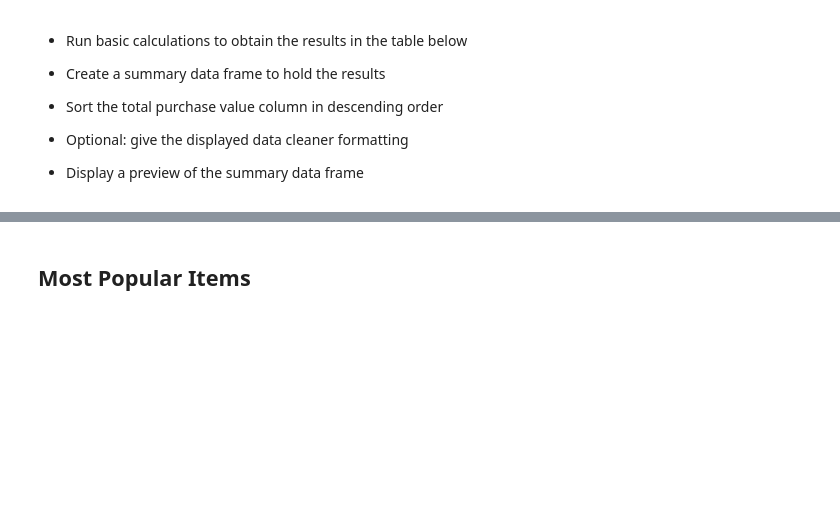
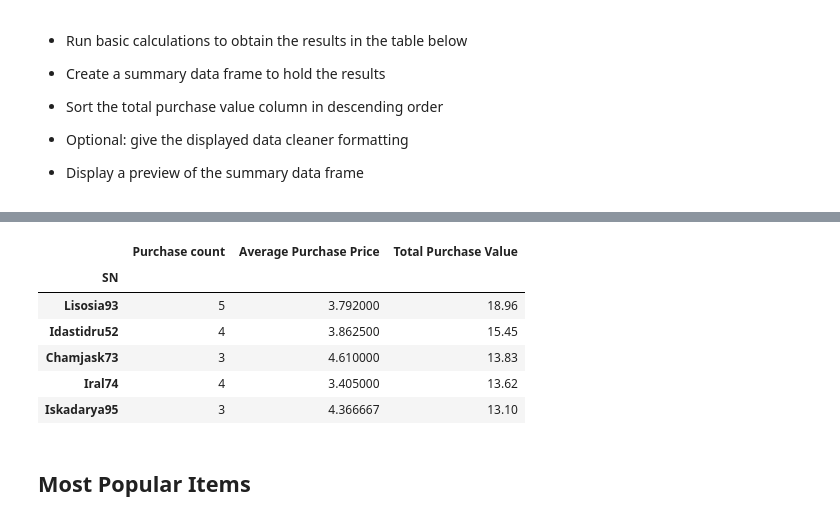
Before and after one commit to gnzamudio/pandas-challenge, a Jupyter notebook: Pymoli/HeroesOfPymoli.ipynb, the cells around one changed output, grey strips where cells are left out. Drawn from its saved outputs; the diff is of its cells as text; code cells hidden in the pictures; blank space fills up the shorter version.

```diff
--- a/Pymoli/HeroesOfPymoli.ipynb
+++ b/Pymoli/HeroesOfPymoli.ipynb
@@ -297,3 +276,32 @@ Purchase_Analysis_df.style.format({
+# %%
+#From the table below, we want top 5, total purchase value, average purchase price and purchase count and who they are
+spenders_df= purchase_data.groupby("SN")
+
+spender_purchase_count= spenders_df["Purchase ID"].count()
+spender_average_purchase_price= spenders_df["Price"].mean()
+spender_total_price= spenders_df["Price"].sum()
+# %%
+spender_purchase_count=spender_purchase_count.sort_values(ascending=False)
+# %%
+#Spender summary table
+top_spenders_df= pd.DataFrame({
+    "Purchase count":spender_purchase_count,
+    "Average Purchase Price": spender_average_purchase_price,
+    "Total Purchase Value": spender_total_price})
+top_spenders_df=top_spenders_df.sort_values(["Total Purchase Value"], ascending=False)
+# %%
+top_spenders_df.style.format({
+    "Average Purchase Price":"${:,.2f}",
+    "Total Purchase Value": "${:,.2f}"})
+top_spenders_df.head()
+# %% [output]
+|  | Purchase count | Average Purchase Price | Total Purchase Value |
+| SN |  |  |  |
+| Lisosia93 | 5 | 3.792000 | 18.96 |
+| Idastidru52 | 4 | 3.862500 | 15.45 |
+| Chamjask73 | 3 | 4.610000 | 13.83 |
+| Iral74 | 4 | 3.405000 | 13.62 |
+| Iskadarya95 | 3 | 4.366667 | 13.10 |
 # %% [markdown]
 ## Most Popular Items
 # %% [markdown]
```
Also changed, not shown: parts of 2 cells of this notebook.
